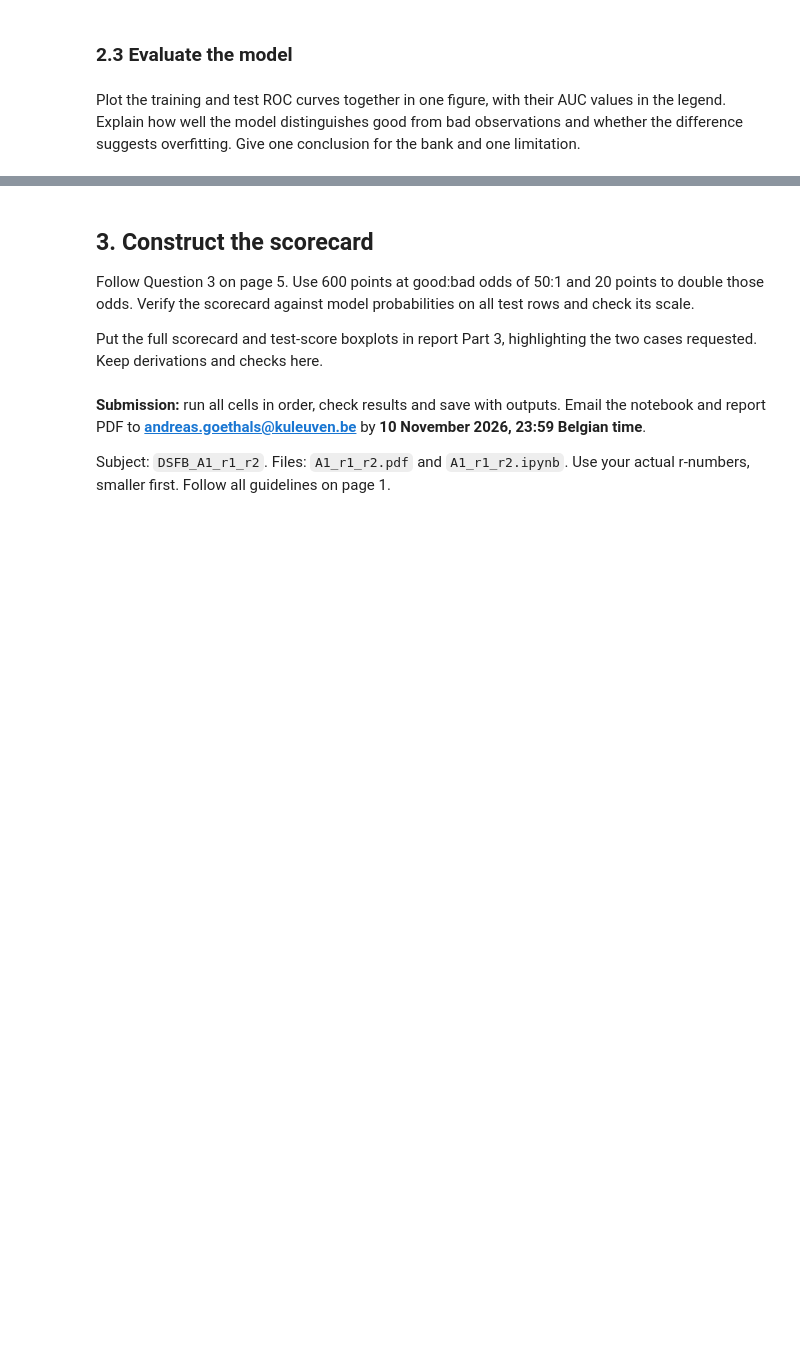
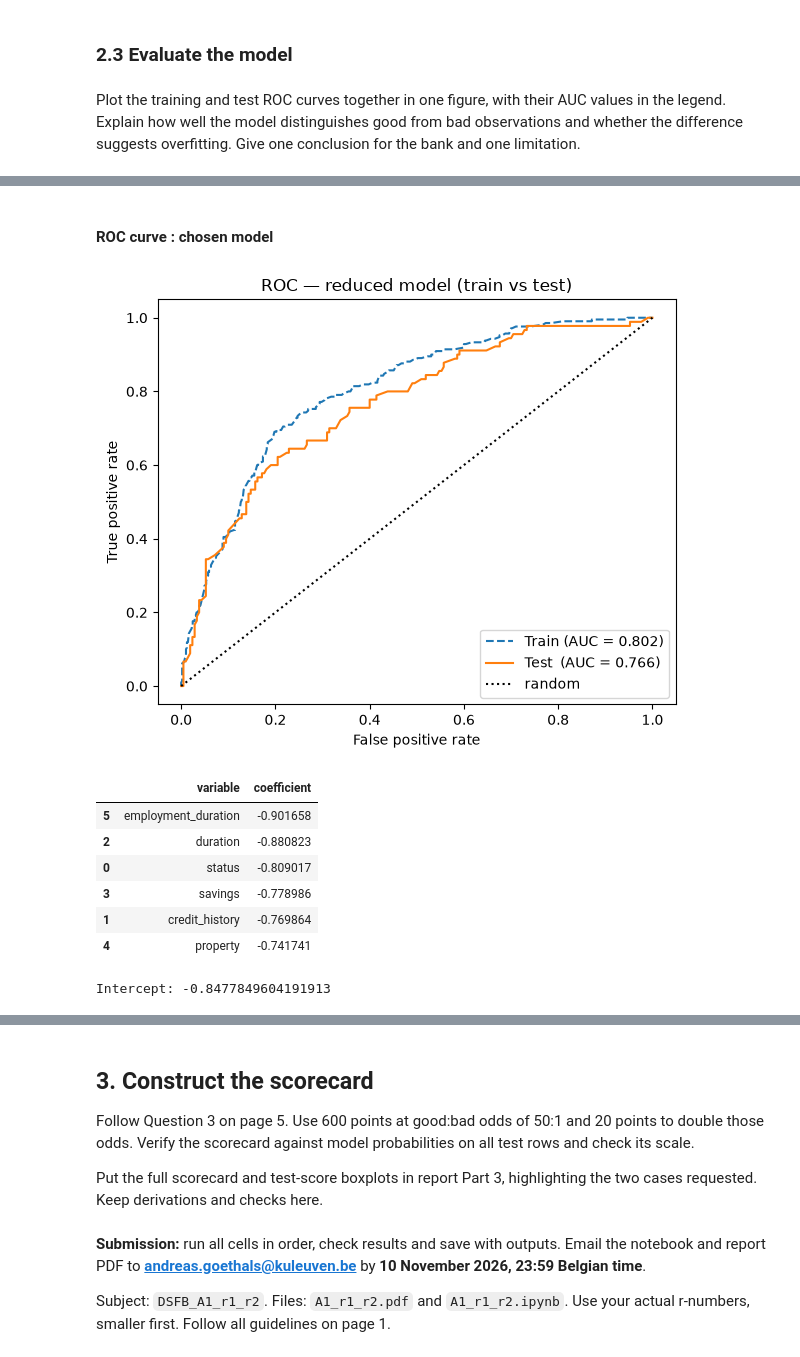
Before and after one commit to Muten-Roshi-Sama/data-science-for-business-KUL, a Jupyter notebook: credit-risk-analysis/A1_Notebook.ipynb, the cells around one changed output, grey strips where cells are left out. Saved outputs shown, nothing was run; the diff lists cells and outputs as text; code cells hidden in the pictures; blank space fills up the shorter version.

```diff
--- a/credit-risk-analysis/A1_Notebook.ipynb
+++ b/credit-risk-analysis/A1_Notebook.ipynb
@@ -957,0 +1041,41 @@ difference suggests overfitting. Give one conclusion for the bank and one limita
+# %% [markdown]
+#### ROC curve : chosen model
+# %%
+r = results[chosen]
+fig, ax = plt.subplots(figsize=(6, 5))
+
+fpr_tr, tpr_tr, _ = roc_curve(train["bad"], r["p_train"])
+ax.plot(fpr_tr, tpr_tr, "--", color="tab:blue",
+        label=f"Train (AUC = {r['auc_train']:.3f})")
+
+fpr_te, tpr_te, _ = roc_curve(test["bad"], r["p_test"])
+ax.plot(fpr_te, tpr_te, "-", color="tab:orange",
+        label=f"Test  (AUC = {r['auc_test']:.3f})")
+
+ax.plot([0, 1], [0, 1], "k:", label="random")
+ax.set_xlabel("False positive rate")
+ax.set_ylabel("True positive rate")
+ax.set_title(f"ROC — {chosen} model (train vs test)")
+ax.legend(loc="lower right")
+plt.tight_layout()
+plt.show()
+
+
+## Coefficients and intercept
+coefs = pd.DataFrame({
+    "variable":    datasets[chosen]["vars"],
+    "coefficient": results[chosen]["model"].coef_[0],
+}).sort_values("coefficient")
+
+display(coefs)
+print("Intercept:", results[chosen]["model"].intercept_[0])
+# %% [output]
+[figure, added]
+|  | variable | coefficient |
+| 5 | employment_duration | -0.901658 |
+| 2 | duration | -0.880823 |
+| 0 | status | -0.809017 |
+| 3 | savings | -0.778986 |
+| 1 | credit_history | -0.769864 |
+| 4 | property | -0.741741 |
+Intercept: -0.8477849604191913
```
Also changed, not shown: parts of 32 cells of this notebook.
